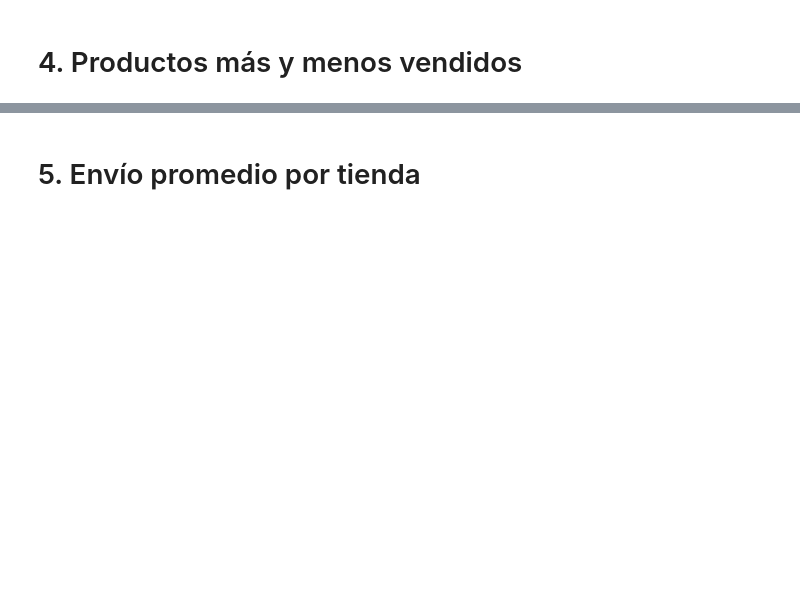
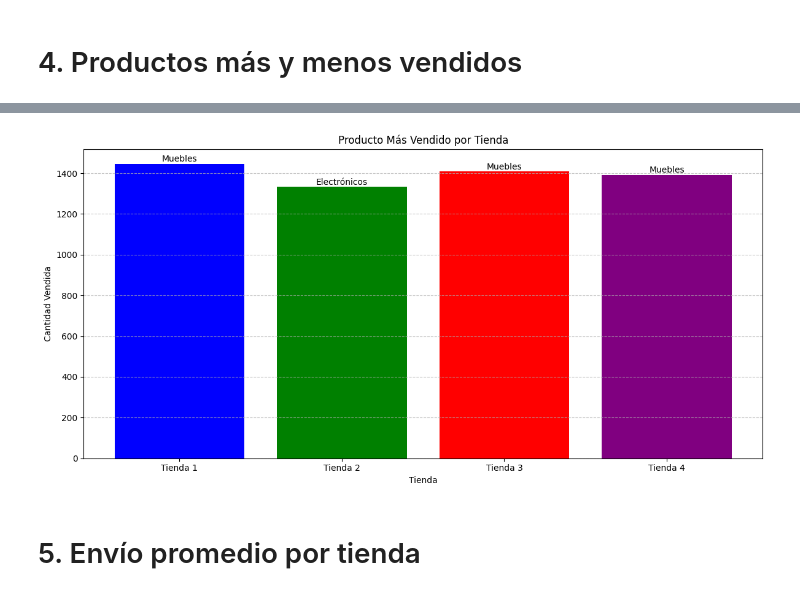
Before and after one commit to Miky-Bareiro/challenge1-data-science-latam, a Jupyter notebook: AluraStoreLatam.ipynb, the cells around one changed output, grey strips where cells are left out. Cells and saved outputs as stored; diff of their text form; code cells hidden in the pictures; blank space fills up the shorter version.

```diff
--- a/AluraStoreLatam.ipynb
+++ b/AluraStoreLatam.ipynb
@@ -179,2 +314,82 @@ IndentationError: unexpected indent (<ipython-input-44-7c676b77b17e>, line 2)
 # %% [markdown]
 # 4. Productos más y menos vendidos
+# %%
+# Verificamos si existen las columnas necesarias en cada DataFrame
+for i, df in enumerate([tienda1, tienda2, tienda3, tienda4], 1):
+    if 'producto' not in df.columns or 'cantidad' not in df.columns:
+        print(f"Advertencia: Faltan columnas en Tienda {i}. Columnas disponibles: {df.columns.tolist()}")
+
+# Función para encontrar productos más y menos vendidos con manejo de errores
+def productos_destacados(tienda_df):
+    producto_col = None
+    cantidad_col = None
+
+    # Buscar columnas adecuadas
+    for col in tienda_df.columns:
+        if 'prod' in col.lower():
+            producto_col = col
+        elif 'cant' in col.lower() or 'qty' in col.lower():
+            cantidad_col = col
+
+    if producto_col and cantidad_col:
+        # Agrupamos por producto y sumamos las cantidades
+        ventas_por_producto = tienda_df.groupby(producto_col)[cantidad_col].sum().sort_values(ascending=False)
+
+        if not ventas_por_producto.empty:
+            mas_vendido = ventas_por_producto.idxmax()
+            cantidad_mas_vendido = ventas_por_producto.max()
+
+            menos_vendido = ventas_por_producto.idxmin()
+            cantidad_menos_vendido = ventas_por_producto.min()
+
+            return mas_vendido, cantidad_mas_vendido, menos_vendido, cantidad_menos_vendido
+
+    # Si llegamos aquí, hubo un problema
+    return None, None, None, None
+
+# Aplicamos la función a cada tienda
+productos_tienda1 = productos_destacados(tienda1)
+productos_tienda2 = productos_destacados(tienda2)
+productos_tienda3 = productos_destacados(tienda3)
+productos_tienda4 = productos_destacados(tienda4)
+
+# Verificamos si todos los resultados son válidos
+if all(productos is not None and all(item is not None for item in productos)
+       for productos in [productos_tienda1, productos_tienda2, productos_tienda3, productos_tienda4]):
+
+    # Mostramos los resultados
+    print("Productos más y menos vendidos por tienda:")
+    tiendas_productos = {
+        'Tienda 1': productos_tienda1,
+        'Tienda 2': productos_tienda2,
+        'Tienda 3': productos_tienda3,
+        'Tienda 4': productos_tienda4
+    }
+
+    for tienda, (mas_vendido, cant_mas, menos_vendido, cant_menos) in tiendas_productos.items():
+        print(f"\n{tienda}:")
+        print(f"  - Producto más vendido: {mas_vendido} ({cant_mas} unidades)")
+        print(f"  - Producto menos vendido: {menos_vendido} ({cant_menos} unidades)")
+
+    # Creamos un gráfico de barras comparativo para los productos más vendidos
+    tiendas_nombres = list(tiendas_productos.keys())
+    productos_mas_vendidos = [info[0] for info in tiendas_productos.values()]
+    cantidades_mas_vendidos = [info[1] for info in tiendas_productos.values()]
+
+    plt.figure(figsize=(12, 6))
+    bars = plt.bar(tiendas_nombres, cantidades_mas_vendidos, color=['blue', 'green', 'red', 'purple'])
+    plt.title('Producto Más Vendido por Tienda')
+    plt.xlabel('Tienda')
+    plt.ylabel('Cantidad Vendida')
+    plt.grid(axis='y', linestyle='--', alpha=0.7)
+
+    # Añadimos etiquetas con los nombres de los productos
+    for i, bar in enumerate(bars):
+        plt.text(bar.get_x() + bar.get_width()/2, bar.get_height() + 1,
+                productos_mas_vendidos[i], ha='center', va='bottom', rotation=0)
+
+    plt.tight_layout()
+    plt.show()
+else:
+    print("No se pudieron determinar los productos más y menos vendidos para todas las tiendas")
+# %% [output]
@@ -181,2 +413,3 @@ IndentationError: unexpected indent (<ipython-input-44-7c676b77b17e>, line 2)
+[figure, added]
 # %% [markdown]
 # 5. Envío promedio por tienda
```
Also changed, not shown: parts of 22 cells of this notebook.
